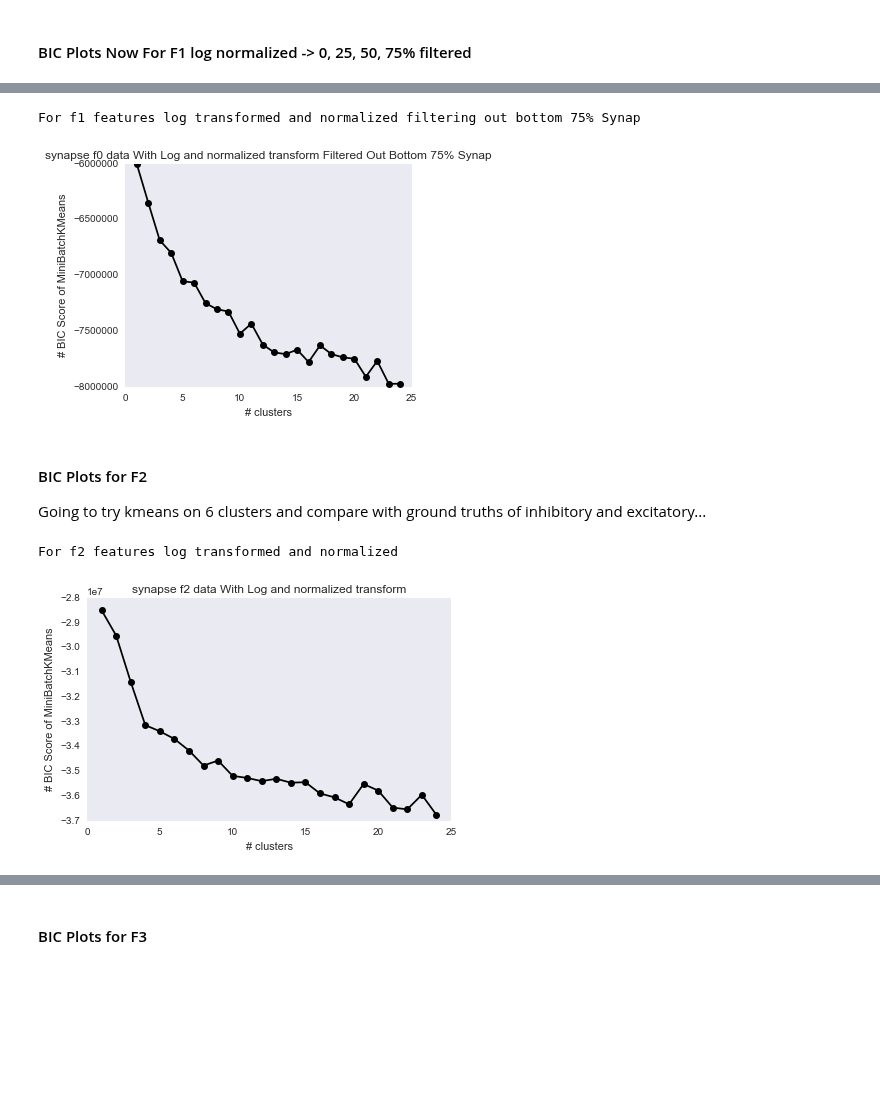
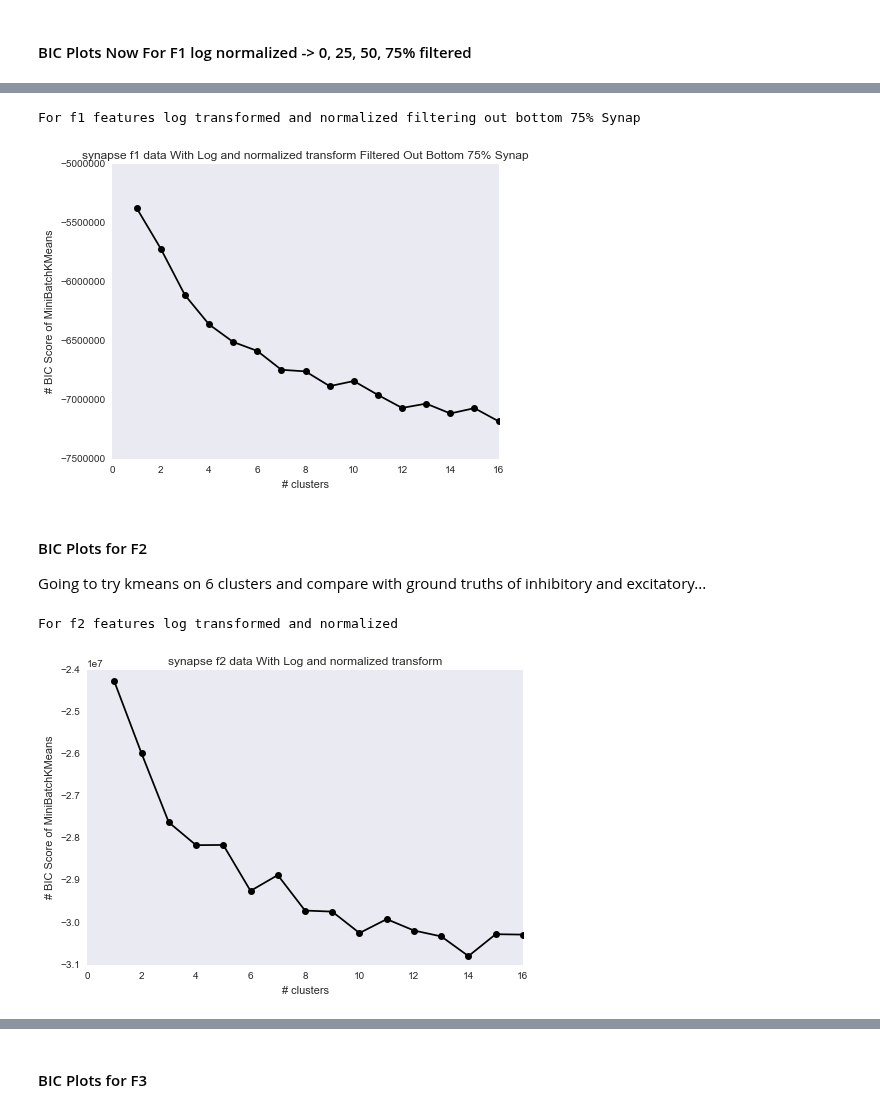
Before and after one commit to Upward-Spiral-Science/the-vat, a Jupyter notebook: Code/newexploring/exploratory analysis.ipynb, the cells around one changed output, grey strips where cells are left out. Cells and saved outputs as stored; diff of their text form; code cells hidden in the pictures; blank space fills up the shorter version.

```diff
--- a/Code/newexploring/exploratory analysis.ipynb
+++ b/Code/newexploring/exploratory analysis.ipynb
@@ -972,42 +974,44 @@ For f1 features log transformed and normalized filtering out bottom 50% Synap
 # %%
-data = np.load('../data/f1_features_log_normalized_bottom75.npy')
+data = np.load('../../data/f1_features_log_normalized_bottom75.npy')
 X = data  # extract only the features
 X = X[:,inhib_excit_indices]
 
-ks = range(1,25)
+ks = range(1,17)
 # run 9 times kmeans and save each result in the KMeans object
 KMeans = [cluster.MiniBatchKMeans(n_clusters = i, init="k-means++").fit(X) for i in ks]
 
 # now run for each cluster the BIC computation
 BIC = [-compute_bic(kmeansi,X) for kmeansi in KMeans]
 
+fig = plt.figure(figsize=(7,5))
 plt.plot(ks,BIC,'k-o')
 ax=plt.gca()
-plt.title("synapse f0 data With Log and normalized transform Filtered Out Bottom 75% Synap")
+plt.title("synapse f1 data With Log and normalized transform Filtered Out Bottom 75% Synap")
 plt.xlabel("# clusters")
 plt.ylabel("# BIC Score of MiniBatchKMeans")
 ax.grid(False)
 plt.tight_layout()
 
 print "For f1 features log transformed and normalized filtering out bottom 75% Synap"
 # %% [output]
 For f1 features log transformed and normalized filtering out bottom 75% Synap
-[figure, old version]
+[figure, new version]
 # %% [markdown]
 #### BIC Plots for F2
 Going to try kmeans on 6 clusters and compare with ground truths of inhibitory and excitatory...
 # %%
-data = np.load('../data/synapse_f2_features_log_normalized.npy')
+data = np.load('../../data/synapse_f2_features_log_normalized.npy')
 X = data  # extract only the features
 X = X[:,inhib_excit_indices]
 
-ks = range(1,25)
+ks = range(1,17)
 # run 9 times kmeans and save each result in the KMeans object
 KMeans = [cluster.MiniBatchKMeans(n_clusters = i, init="k-means++").fit(X) for i in ks]
 
 # now run for each cluster the BIC computation
 BIC = [-compute_bic(kmeansi,X) for kmeansi in KMeans]
 
+fig=plt.figure(figsize=(7,5))
 plt.plot(ks,BIC,'k-o')
 ax=plt.gca()
 plt.title("synapse f2 data With Log and normalized transform")
@@ -1019,5 +1023,5 @@ plt.tight_layout()
 print "For f2 features log transformed and normalized"
 # %% [output]
 For f2 features log transformed and normalized
-[figure, old version]
+[figure, new version]
 # %%
```
Also changed, not shown: parts of 11 cells of this notebook, 15 other files.
